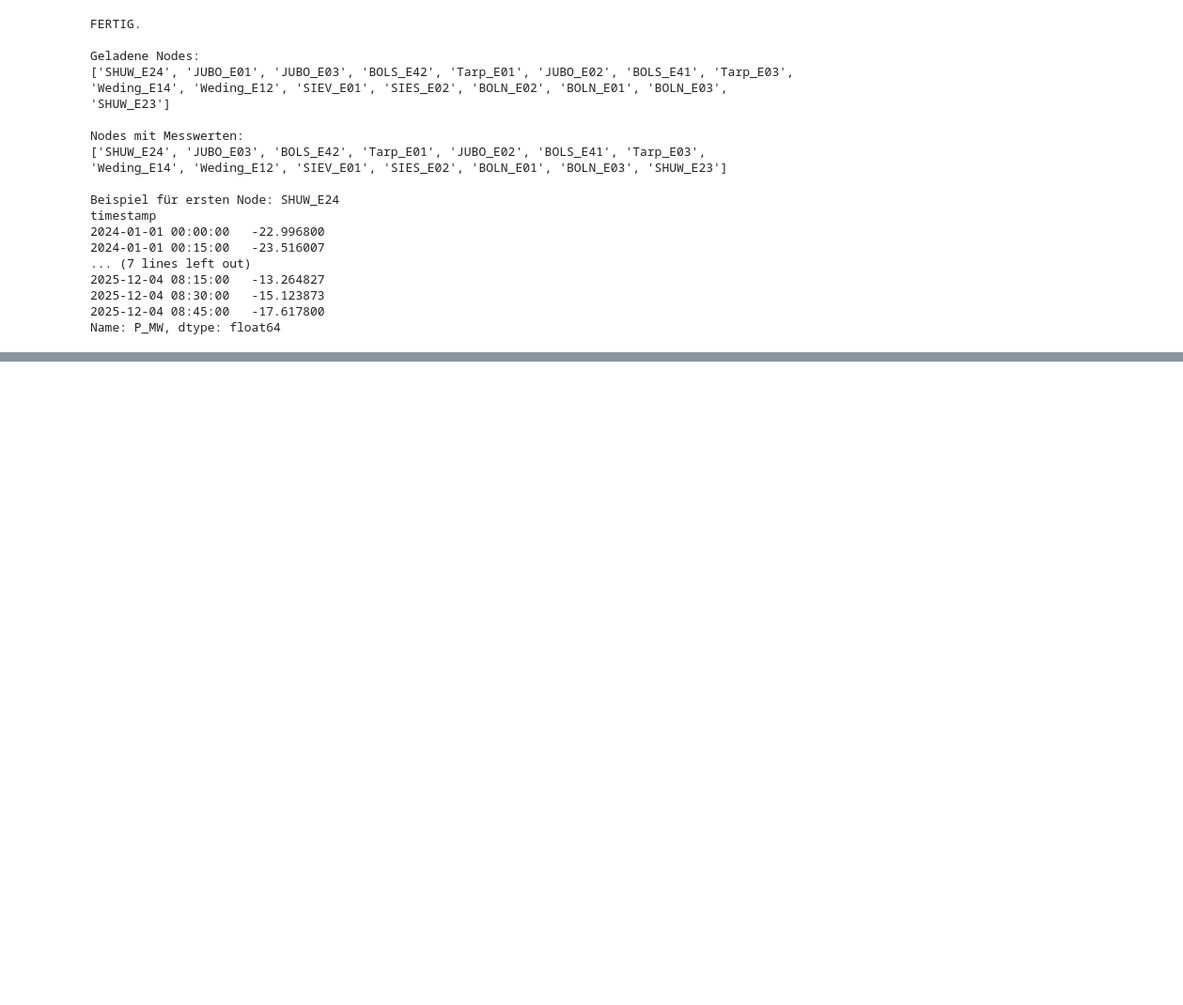
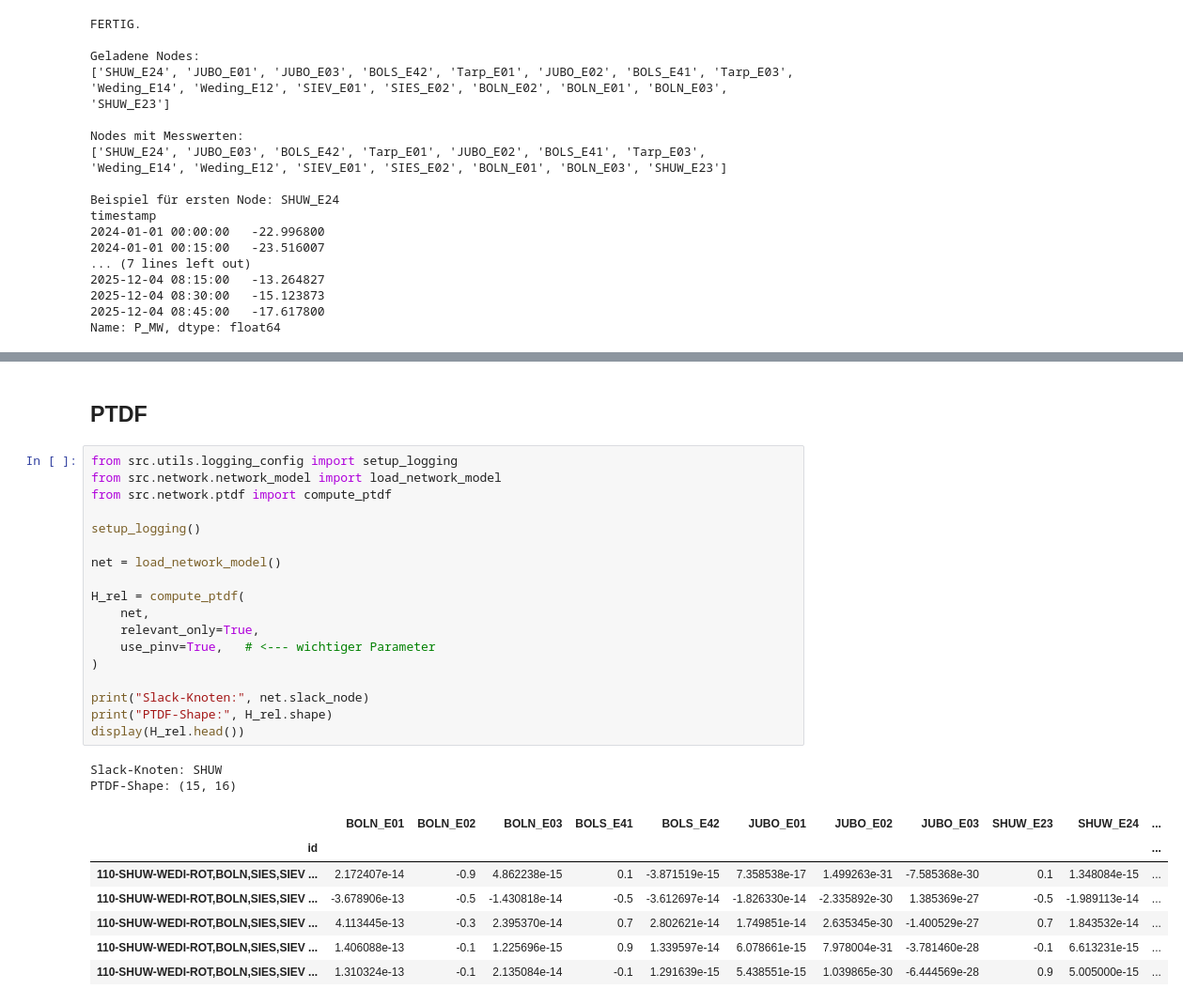
Before and after one commit to Krawinator/masterthesis, a Jupyter notebook: test_before_implement.ipynb, the cells around one changed output, grey strips where cells are left out. Shown at 94% size. Drawn from its saved outputs; the diff is of its cells as text; blank space fills up the shorter version.

```diff
--- a/test_before_implement.ipynb
+++ b/test_before_implement.ipynb
@@ -207,0 +911,30 @@ Name: P_MW, dtype: float64
+# %% [markdown]
+## PTDF
+# %%
+from src.utils.logging_config import setup_logging
+from src.network.network_model import load_network_model
+from src.network.ptdf import compute_ptdf
+
+setup_logging()
+
+net = load_network_model()
+
+H_rel = compute_ptdf(
+    net,
+    relevant_only=True,
+    use_pinv=True,   # <--- wichtiger Parameter
+)
+
+print("Slack-Knoten:", net.slack_node)
+print("PTDF-Shape:", H_rel.shape)
+display(H_rel.head())
+# %% [output]
+Slack-Knoten: SHUW
+PTDF-Shape: (15, 16)
+|  | BOLN_E01 | BOLN_E02 | BOLN_E03 | BOLS_E41 | BOLS_E42 | JUBO_E01 | JUBO_E02 | JUBO_E03 | SHUW_E23 | SHUW_E24 | ... |
+| id |  |  |  |  |  |  |  |  |  |  | ... |
+| 110-SHUW-WEDI-ROT,BOLN,SIES,SIEV ... | 2.172407e-14 | -0.9 | 4.862238e-15 | 0.1 | -3.871519e-15 | 7.358538e-17 | 1.499263e-31 | -7.585368e-30 | 0.1 | 1.348084e-15 | ... |
+| 110-SHUW-WEDI-ROT,BOLN,SIES,SIEV ... | -3.678906e-13 | -0.5 | -1.430818e-14 | -0.5 | -3.612697e-14 | -1.826330e-14 | -2.335892e-30 | 1.385369e-27 | -0.5 | -1.989113e-14 | ... |
+| 110-SHUW-WEDI-ROT,BOLN,SIES,SIEV ... | 4.113445e-13 | -0.3 | 2.395370e-14 | 0.7 | 2.802621e-14 | 1.749851e-14 | 2.635345e-30 | -1.400529e-27 | 0.7 | 1.843532e-14 | ... |
+| 110-SHUW-WEDI-ROT,BOLN,SIES,SIEV ... | 1.406088e-13 | -0.1 | 1.225696e-15 | 0.9 | 1.339597e-14 | 6.078661e-15 | 7.978004e-31 | -3.781460e-28 | -0.1 | 6.613231e-15 | ... |
+| 110-SHUW-WEDI-ROT,BOLN,SIES,SIEV ... | 1.310324e-13 | -0.1 | 2.135084e-14 | -0.1 | 1.291639e-15 | 5.438551e-15 | 1.039865e-30 | -6.444569e-28 | 0.9 | 5.005000e-15 | ... |
```
Also changed, not shown: parts of 15 cells of this notebook, 22 other files.
